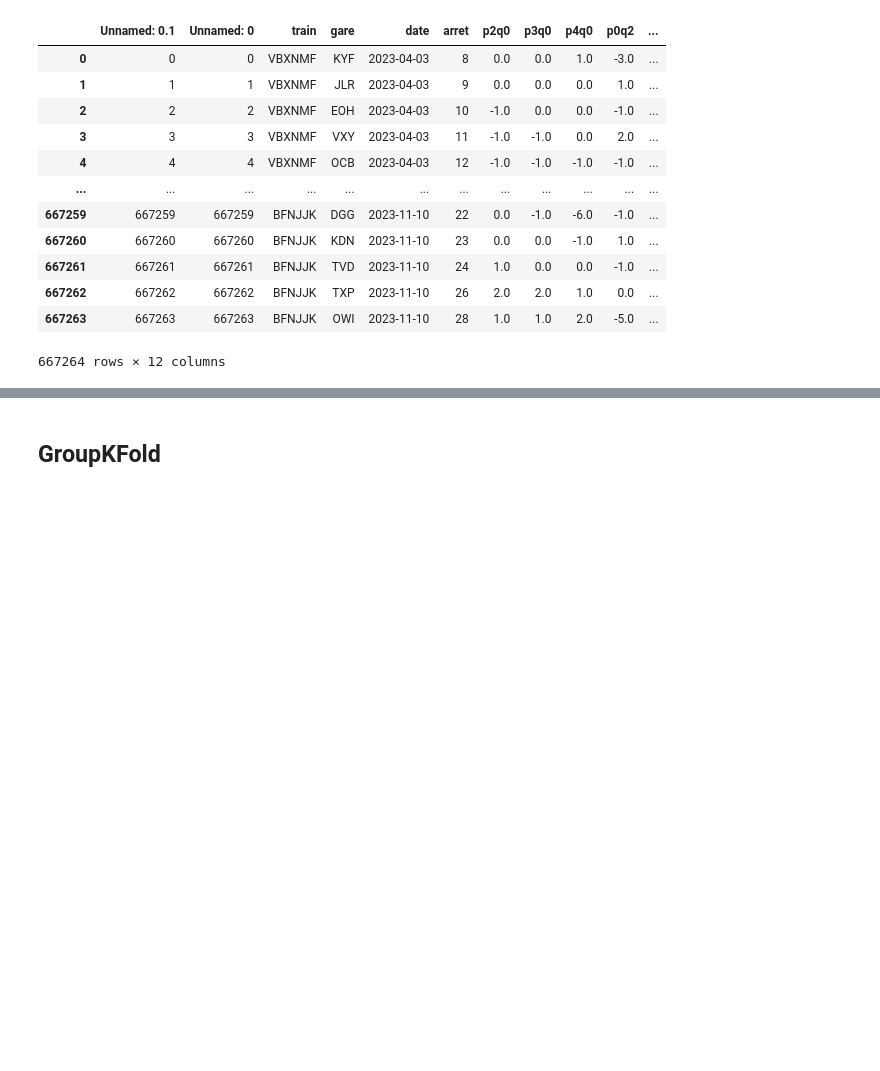
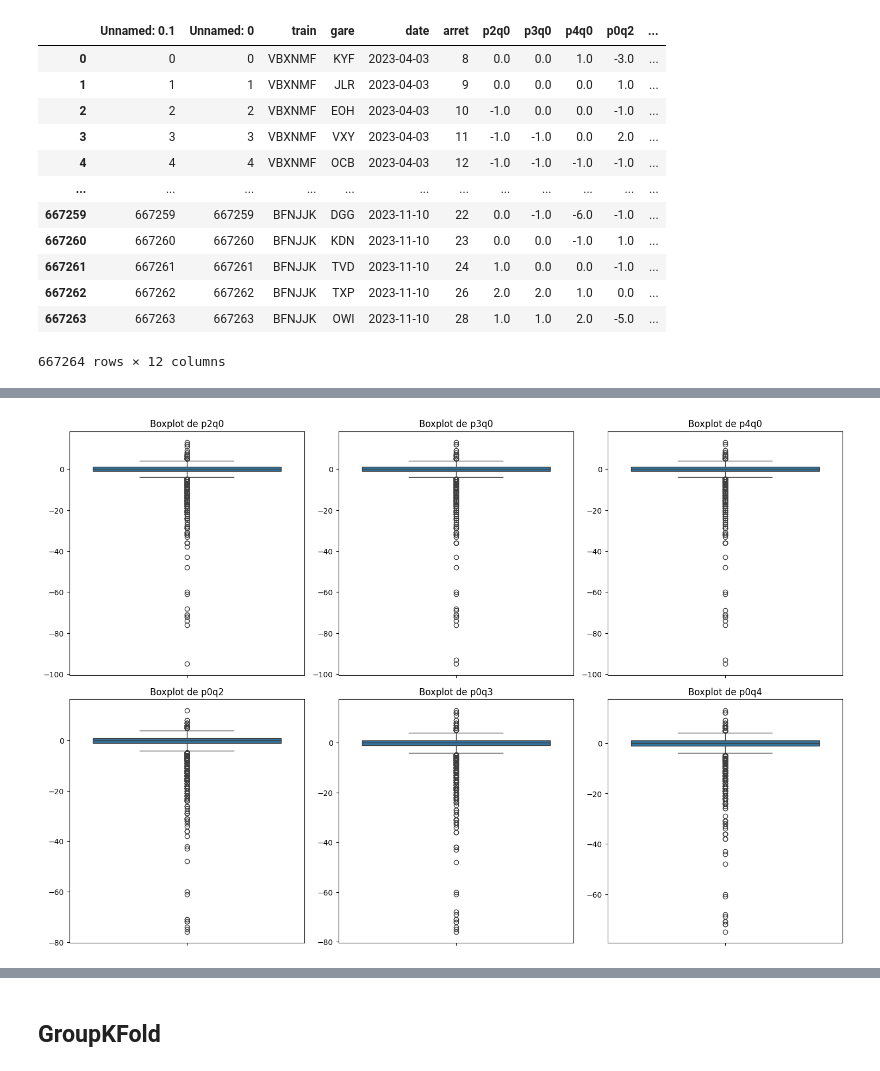
Before and after one commit to motawassimlahmadi/SNCF_DataChallenge166, a Jupyter notebook: notebooks/timeseriessplit.ipynb, the cells around one changed output, grey strips where cells are left out. Cells and saved outputs as stored; diff of their text form; code cells hidden in the pictures; blank space fills up the shorter version.

```diff
--- a/notebooks/timeseriessplit.ipynb
+++ b/notebooks/timeseriessplit.ipynb
@@ -30,0 +131,3 @@ x_train
+# %%
+month_5 = X_train_local[X_train_local["month"] == 5]
+month_5
@@ -30,0 +148,18 @@ x_train
+# %%
+month_5.loc[month_5["p0q3"] <= -500, "p0q3"] = (month_5["p0q2"] + month_5["p0q4"]) / 2
+month_5.loc[month_5["p0q4"] <= -500, "p0q4"] = (month_5["p0q2"] + month_5["p0q3"]) / 2
+# %%
+colonnes = ["p2q0","p3q0","p4q0","p0q2","p0q3","p0q4"]
+
+
+fig, axes = plt.subplots(2, 3, figsize=(15, 10))
+
+for ax, col in zip(axes.flatten(), colonnes):
+    sns.boxplot(y=month_5[col], ax=ax)
+    ax.set_title(f"Boxplot de {col}")
+    ax.set_ylabel("")
+
+plt.tight_layout()
+plt.show()
+# %% [output]
+[figure, added]
```
Also changed, not shown: parts of 20 cells of this notebook, 2 other files.
